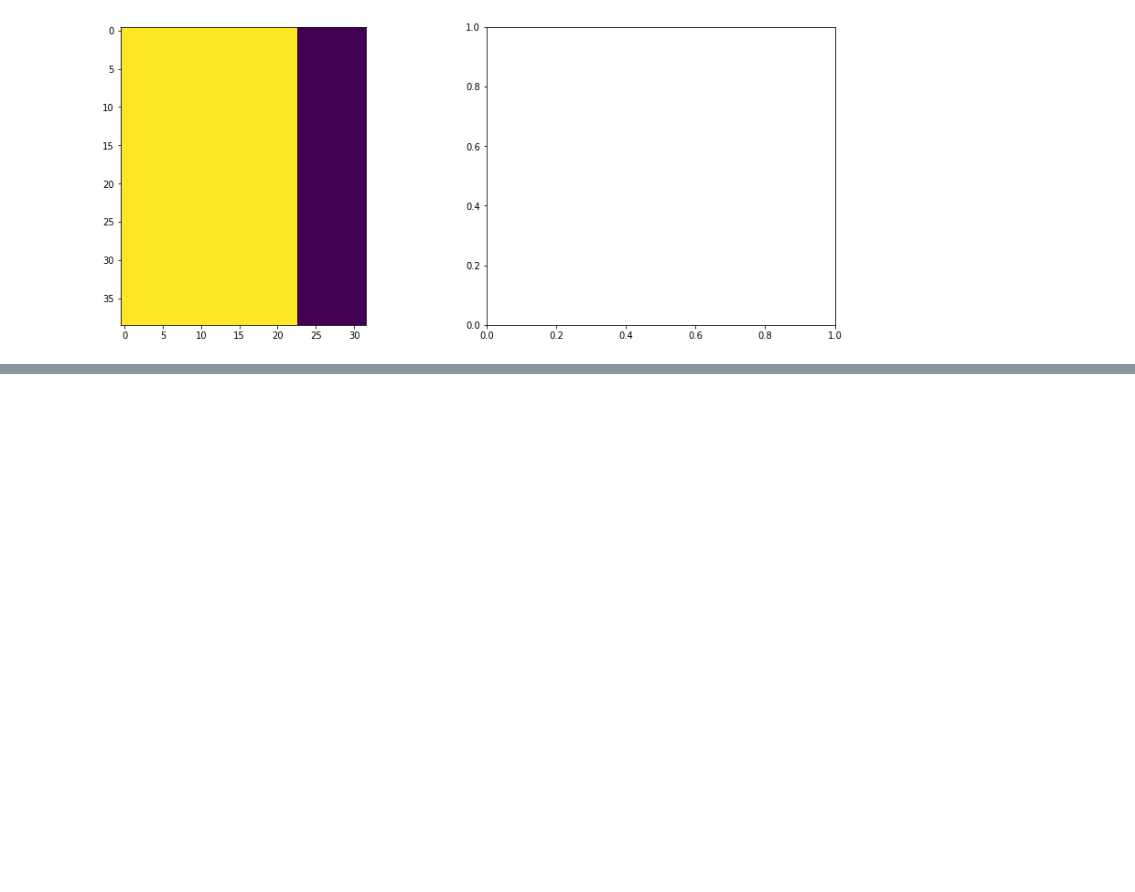
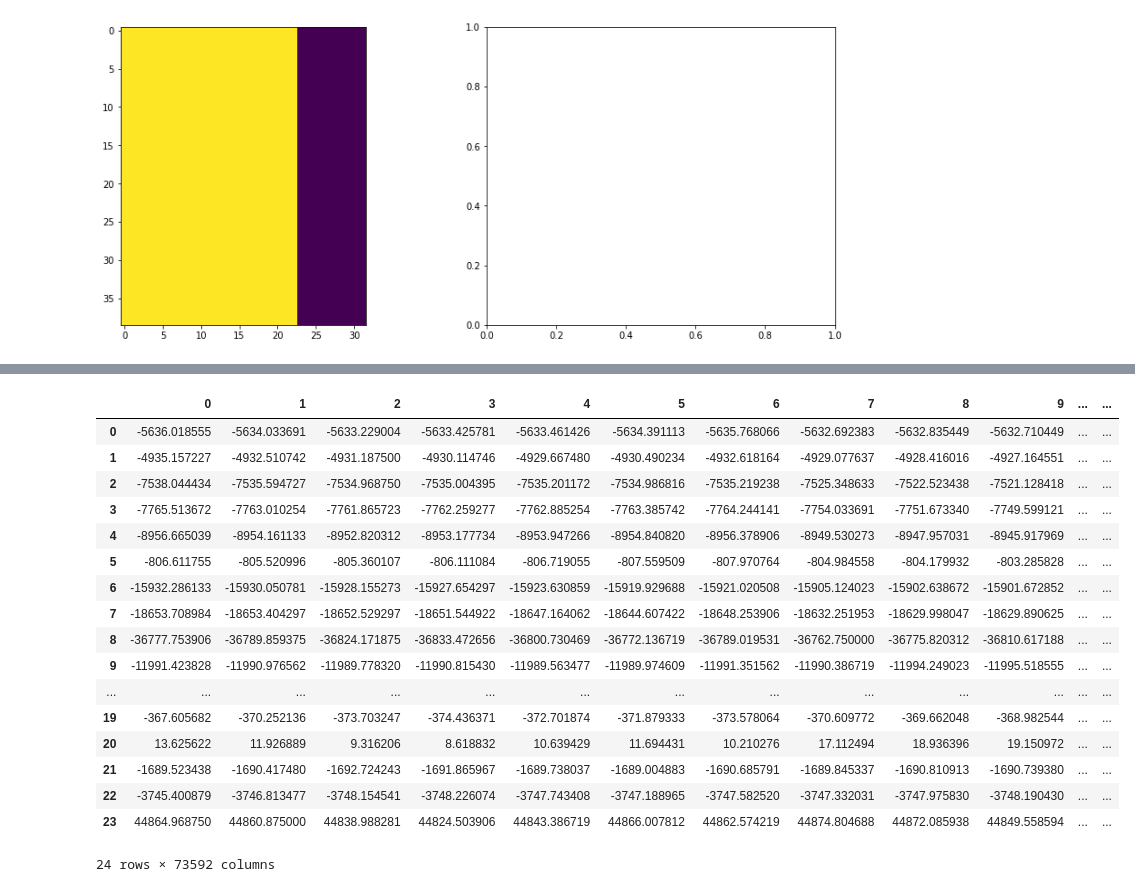
Before and after one commit to BasilMinkov/Jupyter-Notebooks, a Jupyter notebook: Untitled.ipynb, the cells around one changed output, grey strips where cells are left out. Saved outputs shown, nothing was run; the diff lists cells and outputs as text; code cells hidden in the pictures; blank space fills up the shorter version.

```diff
--- a/Untitled.ipynb
+++ b/Untitled.ipynb
@@ -23,6 +23,11 @@ from scipy.signal import firwin, hilbert
 
 fig_size = [8, 6]  # Set figure size
 plt.rcParams["figure.figsize"] = fig_size
+# %%
+data_real1 = loadmat("/Users/basilminkov/Downloads/aa_imag_ec_1.mat")
+data_mock1 = loadmat("/Users/basilminkov/Downloads/aa_imag_eo_1.mat")
+data_real2 = loadmat("/Users/basilminkov/Downloads/aa_imag_ec_2.mat")
+data_mock2 = loadmat("/Users/basilminkov/Downloads/aa_imag_eo_2.mat")
 # %%
 # Prepossessing
 
@@ -87,0 +114,23 @@ ValueError: Data and pos need to be of same length. Got data of length 23, pos o
+# %%
+df_real = np.concatenate([data_real1['data_cur'][:, :-30], data_real2['data_cur'][:, :-30]], axis=1)
+# %%
+pd.DataFrame(df_real)
+# %% [output]
+|  | 0 | 1 | 2 | 3 | 4 | 5 | 6 | 7 | 8 | 9 | ... | ... |
+| 0 | -5636.018555 | -5634.033691 | -5633.229004 | -5633.425781 | -5633.461426 | -5634.391113 | -5635.768066 | -5632.692383 | -5632.835449 | -5632.710449 | ... | ... |
+| 1 | -4935.157227 | -4932.510742 | -4931.187500 | -4930.114746 | -4929.667480 | -4930.490234 | -4932.618164 | -4929.077637 | -4928.416016 | -4927.164551 | ... | ... |
+| 2 | -7538.044434 | -7535.594727 | -7534.968750 | -7535.004395 | -7535.201172 | -7534.986816 | -7535.219238 | -7525.348633 | -7522.523438 | -7521.128418 | ... | ... |
+| 3 | -7765.513672 | -7763.010254 | -7761.865723 | -7762.259277 | -7762.885254 | -7763.385742 | -7764.244141 | -7754.033691 | -7751.673340 | -7749.599121 | ... | ... |
+| 4 | -8956.665039 | -8954.161133 | -8952.820312 | -8953.177734 | -8953.947266 | -8954.840820 | -8956.378906 | -8949.530273 | -8947.957031 | -8945.917969 | ... | ... |
+| 5 | -806.611755 | -805.520996 | -805.360107 | -806.111084 | -806.719055 | -807.559509 | -807.970764 | -804.984558 | -804.179932 | -803.285828 | ... | ... |
+| 6 | -15932.286133 | -15930.050781 | -15928.155273 | -15927.654297 | -15923.630859 | -15919.929688 | -15921.020508 | -15905.124023 | -15902.638672 | -15901.672852 | ... | ... |
+| 7 | -18653.708984 | -18653.404297 | -18652.529297 | -18651.544922 | -18647.164062 | -18644.607422 | -18648.253906 | -18632.251953 | -18629.998047 | -18629.890625 | ... | ... |
+| 8 | -36777.753906 | -36789.859375 | -36824.171875 | -36833.472656 | -36800.730469 | -36772.136719 | -36789.019531 | -36762.750000 | -36775.820312 | -36810.617188 | ... | ... |
+| 9 | -11991.423828 | -11990.976562 | -11989.778320 | -11990.815430 | -11989.563477 | -11989.974609 | -11991.351562 | -11990.386719 | -11994.249023 | -11995.518555 | ... | ... |
+| ... | ... | ... | ... | ... | ... | ... | ... | ... | ... | ... | ... | ... |
+| 19 | -367.605682 | -370.252136 | -373.703247 | -374.436371 | -372.701874 | -371.879333 | -373.578064 | -370.609772 | -369.662048 | -368.982544 | ... | ... |
+| 20 | 13.625622 | 11.926889 | 9.316206 | 8.618832 | 10.639429 | 11.694431 | 10.210276 | 17.112494 | 18.936396 | 19.150972 | ... | ... |
+| 21 | -1689.523438 | -1690.417480 | -1692.724243 | -1691.865967 | -1689.738037 | -1689.004883 | -1690.685791 | -1689.845337 | -1690.810913 | -1690.739380 | ... | ... |
+| 22 | -3745.400879 | -3746.813477 | -3748.154541 | -3748.226074 | -3747.743408 | -3747.188965 | -3747.582520 | -3747.332031 | -3747.975830 | -3748.190430 | ... | ... |
+| 23 | 44864.968750 | 44860.875000 | 44838.988281 | 44824.503906 | 44843.386719 | 44866.007812 | 44862.574219 | 44874.804688 | 44872.085938 | 44849.558594 | ... | ... |
+24 rows × 73592 columns
```
Also changed, not shown: parts of 16 cells of this notebook, 8 other files.
